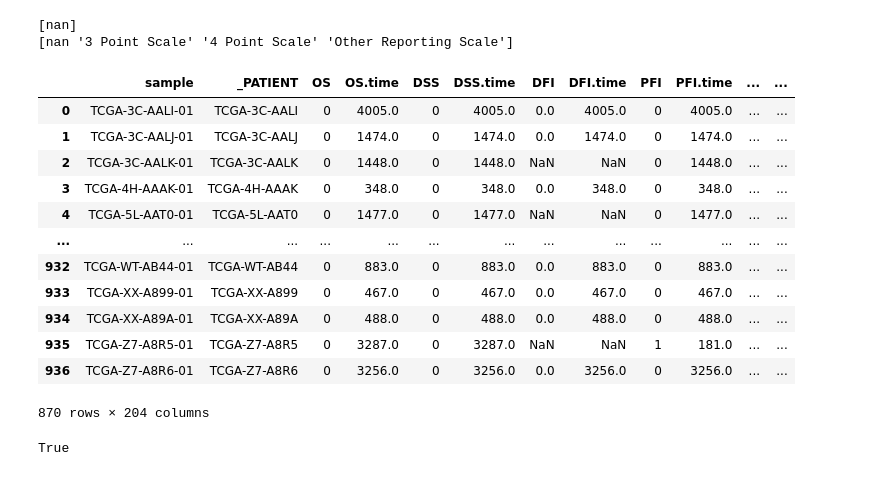
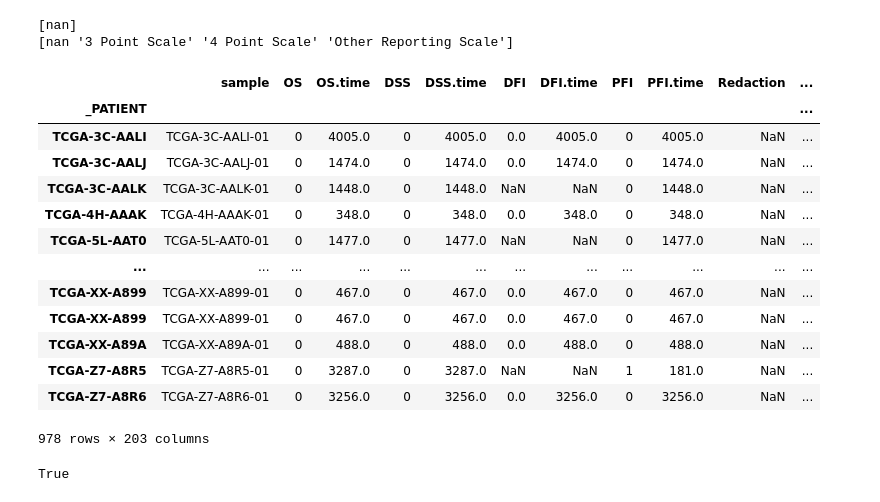
Before and after one commit to konst-int-i/mm-health-benchmarks, a Jupyter notebook: notebooks/xena_load.ipynb, the cells around one changed output. Cells and saved outputs as stored; diff of their text form; code cells hidden in the pictures.

```diff
--- a/notebooks/xena_load.ipynb
+++ b/notebooks/xena_load.ipynb
@@ -119,5 +129,17 @@ Length: 2922, dtype: int64
 # %%
-def load_survival(site: str) -> pd.DataFrame:
+def write_csv(df: pd.DataFrame, write_path: str) -> None:
+    if write_path is None:
+        return None
+    write_path = Path(write_path)
+    # create path
+    if not os.path.exists(write_path.parent):
+        os.makedirs(write_path.parent, exist_ok=True)
+    df.to_csv(write_path)
+    return None
+
+
+def load_survival(site: str, write_path: str = None) -> pd.DataFrame:
+    print(f"Loading {site.upper()} survival data...")
     survival= pd.read_csv(survival_dir.joinpath(f"{site}_survival.txt"), sep="\t")
 
     # filter slide overlap
@@ -136,11 +158,14 @@ def load_survival(site: str) -> pd.DataFrame:
     # drop DSS nans
     survival = survival[~survival["DSS"].isna()]
     survival["DSS"] = survival["DSS"].astype(int)
-    print(f"Survival data shape: {survival.shape}")
+    print(f"Survival shape: {survival.shape}")
+
+    write_csv(survival, write_path)
 
     return survival
 
-def load_clinical(site: str) -> pd.DataFrame:
+def load_clinical(site: str, write_path: str = None) -> pd.DataFrame:
+    print(f"Loading {site.upper()} clinical data...")
     clinical = pd.read_csv(clinical_dir.joinpath(f"{site}_clinical.txt"), sep="\t")
 
     # filter slide overlap
@@ -159,7 +184,9 @@ def load_clinical(site: str) -> pd.DataFrame:
 
     clinical.set_index("_PATIENT", inplace=True)
 
-    print(f"Clinincal data shape: {clinical.shape}")
+    print(f"Clinincal shape: {clinical.shape}")
+
+    write_csv(clinical, write_path)
 
     return clinical
 
@@ -273,5 +296,5 @@ survival[survival["_PATIENT"].str.contains("TCGA_OL_A5RZ")]
 # %%
-master = survival.merge(clinical, left_on="_PATIENT", right_on="_PATIENT", how="left")
+master = survival.merge(clinical, left_index=True, right_index=True, how="left")
 
-master[~master["_PATIENT"].isin(sp_survival["case_id"])]
+master[~master.index.isin(sp_survival["case_id"])]
 # %% [output]
@@ -300,21 +324,22 @@ print(master[master["_PATIENT"].isin(sp_survival["case_id"])][col].unique())
 [nan]
 [nan '3 Point Scale' '4 Point Scale' 'Other Reporting Scale']
 # %%
-master[master["_PATIENT"].isin(sp_survival["case_id"])]
+master[master.index.isin(sp_survival["case_id"])]
 # %% [output]
-|  | sample | _PATIENT | OS | OS.time | DSS | DSS.time | DFI | DFI.time | PFI | PFI.time | ... | ... |
-| 0 | TCGA-3C-AALI-01 | TCGA-3C-AALI | 0 | 4005.0 | 0 | 4005.0 | 0.0 | 4005.0 | 0 | 4005.0 | ... | ... |
-| 1 | TCGA-3C-AALJ-01 | TCGA-3C-AALJ | 0 | 1474.0 | 0 | 1474.0 | 0.0 | 1474.0 | 0 | 1474.0 | ... | ... |
-| 2 | TCGA-3C-AALK-01 | TCGA-3C-AALK | 0 | 1448.0 | 0 | 1448.0 | NaN | NaN | 0 | 1448.0 | ... | ... |
-| 3 | TCGA-4H-AAAK-01 | TCGA-4H-AAAK | 0 | 348.0 | 0 | 348.0 | 0.0 | 348.0 | 0 | 348.0 | ... | ... |
-| 4 | TCGA-5L-AAT0-01 | TCGA-5L-AAT0 | 0 | 1477.0 | 0 | 1477.0 | NaN | NaN | 0 | 1477.0 | ... | ... |
-| ... | ... | ... | ... | ... | ... | ... | ... | ... | ... | ... | ... | ... |
-| 932 | TCGA-WT-AB44-01 | TCGA-WT-AB44 | 0 | 883.0 | 0 | 883.0 | 0.0 | 883.0 | 0 | 883.0 | ... | ... |
-| 933 | TCGA-XX-A899-01 | TCGA-XX-A899 | 0 | 467.0 | 0 | 467.0 | 0.0 | 467.0 | 0 | 467.0 | ... | ... |
-| 934 | TCGA-XX-A89A-01 | TCGA-XX-A89A | 0 | 488.0 | 0 | 488.0 | 0.0 | 488.0 | 0 | 488.0 | ... | ... |
-| 935 | TCGA-Z7-A8R5-01 | TCGA-Z7-A8R5 | 0 | 3287.0 | 0 | 3287.0 | NaN | NaN | 1 | 181.0 | ... | ... |
-| 936 | TCGA-Z7-A8R6-01 | TCGA-Z7-A8R6 | 0 | 3256.0 | 0 | 3256.0 | 0.0 | 3256.0 | 0 | 3256.0 | ... | ... |
+|  | sample | OS | OS.time | DSS | DSS.time | DFI | DFI.time | PFI | PFI.time | Redaction | ... |
+| _PATIENT |  |  |  |  |  |  |  |  |  |  | ... |
+| TCGA-3C-AALI | TCGA-3C-AALI-01 | 0 | 4005.0 | 0 | 4005.0 | 0.0 | 4005.0 | 0 | 4005.0 | NaN | ... |
+| TCGA-3C-AALJ | TCGA-3C-AALJ-01 | 0 | 1474.0 | 0 | 1474.0 | 0.0 | 1474.0 | 0 | 1474.0 | NaN | ... |
+| TCGA-3C-AALK | TCGA-3C-AALK-01 | 0 | 1448.0 | 0 | 1448.0 | NaN | NaN | 0 | 1448.0 | NaN | ... |
+| TCGA-4H-AAAK | TCGA-4H-AAAK-01 | 0 | 348.0 | 0 | 348.0 | 0.0 | 348.0 | 0 | 348.0 | NaN | ... |
+| TCGA-5L-AAT0 | TCGA-5L-AAT0-01 | 0 | 1477.0 | 0 | 1477.0 | NaN | NaN | 0 | 1477.0 | NaN | ... |
+| ... | ... | ... | ... | ... | ... | ... | ... | ... | ... | ... | ... |
+| TCGA-XX-A899 | TCGA-XX-A899-01 | 0 | 467.0 | 0 | 467.0 | 0.0 | 467.0 | 0 | 467.0 | NaN | ... |
+| TCGA-XX-A899 | TCGA-XX-A899-01 | 0 | 467.0 | 0 | 467.0 | 0.0 | 467.0 | 0 | 467.0 | NaN | ... |
+| TCGA-XX-A89A | TCGA-XX-A89A-01 | 0 | 488.0 | 0 | 488.0 | 0.0 | 488.0 | 0 | 488.0 | NaN | ... |
+| TCGA-Z7-A8R5 | TCGA-Z7-A8R5-01 | 0 | 3287.0 | 0 | 3287.0 | NaN | NaN | 1 | 181.0 | NaN | ... |
+| TCGA-Z7-A8R6 | TCGA-Z7-A8R6-01 | 0 | 3256.0 | 0 | 3256.0 | 0.0 | 3256.0 | 0 | 3256.0 | NaN | ... |
-870 rows × 204 columns
+978 rows × 203 columns
 # %%
 os.path.exists("../SurvPath/datasets_csv/clinical_data/tcga_brca_clinical.csv")
 # %% [output]
```
Also changed, not shown: parts of 30 cells of this notebook.
